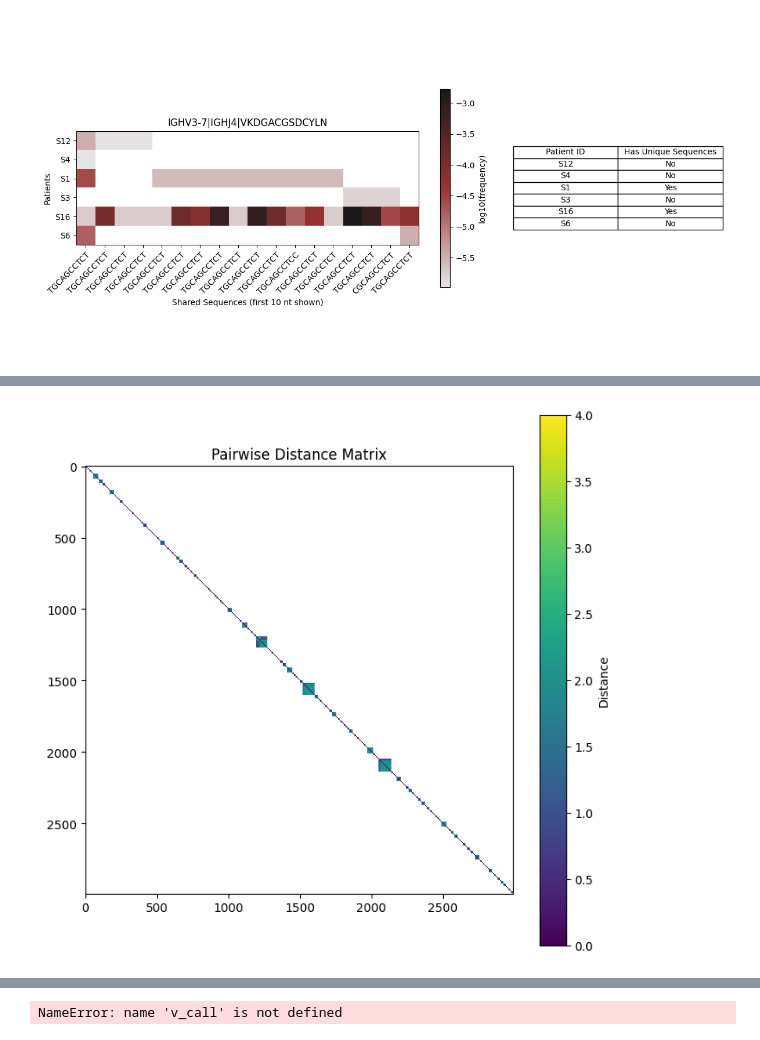
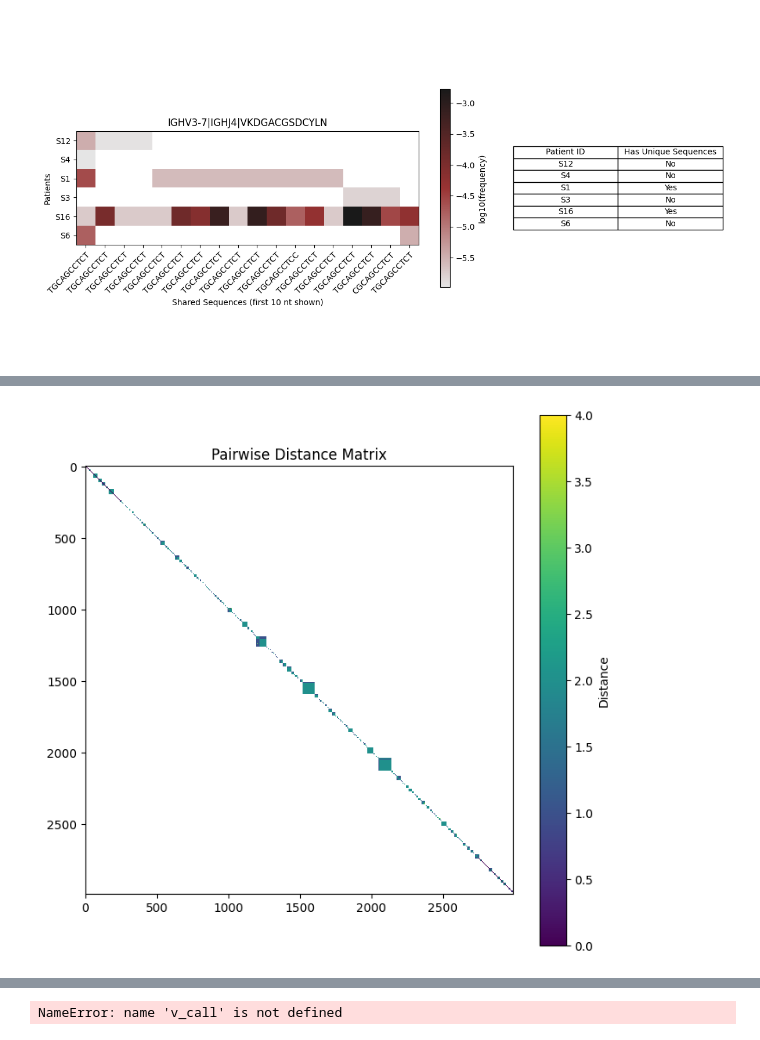
Before and after one commit to DaeheonKwon/Grad_proj, a Jupyter notebook: playground.ipynb, the cells around one changed output, grey strips where cells are left out. Drawn from its saved outputs; the diff is of its cells as text; code cells hidden in the pictures.

```diff
--- a/playground.ipynb
+++ b/playground.ipynb
@@ -234,5 +235,5 @@ for i in range (92):
 # %% [output]
 [figure]
 # %%
-df = pd.read_csv('../Data/new_sjogren_file/S8_add_d_gene.tsv', sep='\t')
-cluster_df = cluster(df)
+S8 = pd.read_csv('../Data/new_sjogren_file/S8_add_d_gene.tsv', sep='\t')
+cluster_S8 = cluster(S8)
@@ -258,9 +244,9 @@ nx.draw(G, layout, with_labels=False, node_size=1, node_color="skyblue", edge_co
 # %%
-pairwise_distances = nx.floyd_warshall_numpy(G)
+pairwise_distances = nx.floyd_warshall_numpy(cluster_S8.create_graph())
 plt.figure(figsize=(8,8))
 plt.imshow(pairwise_distances, cmap='viridis', interpolation='none')
 plt.colorbar(label='Distance')
 plt.title('Pairwise Distance Matrix')
 plt.show()
 # %% [output]
-[figure, old version]
+[figure, new version]
```
Also changed, not shown: parts of 7 cells of this notebook, 3 other files.
